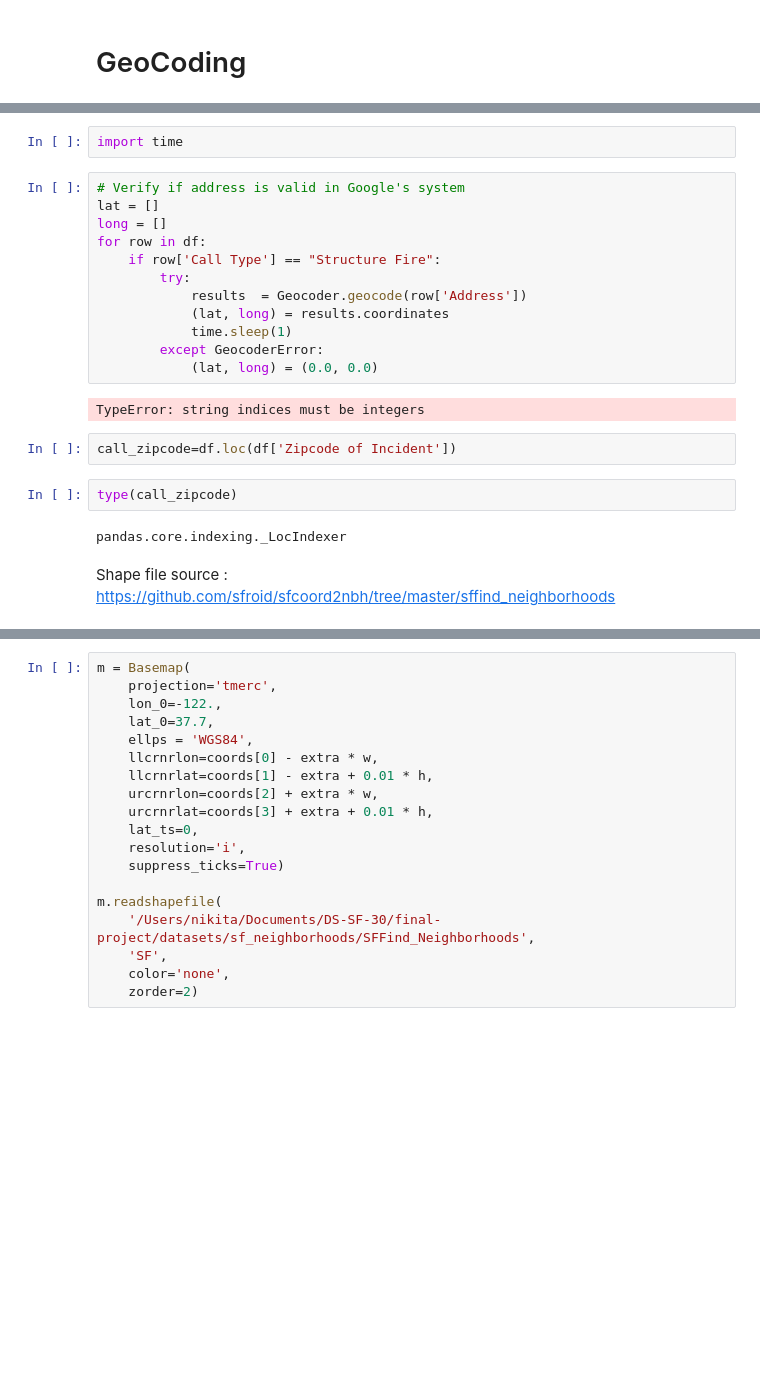
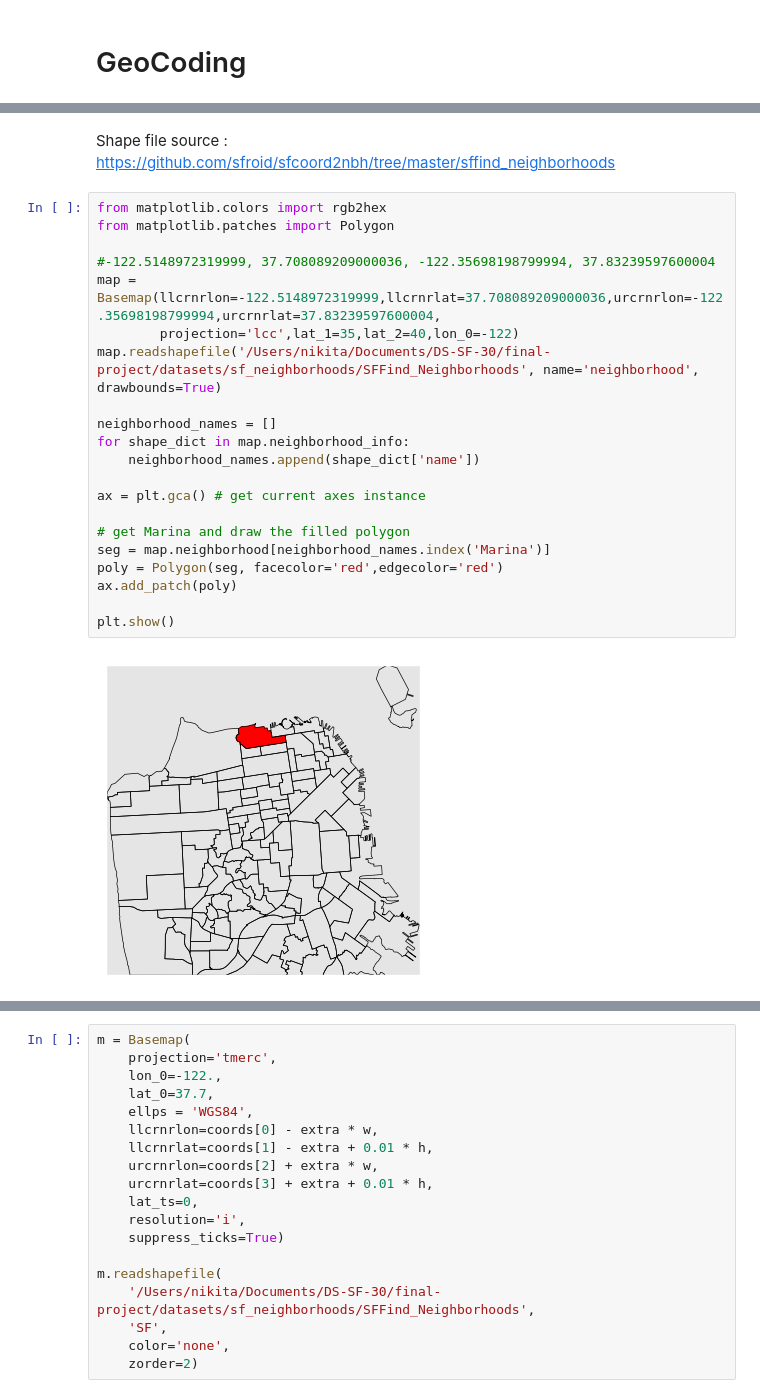
Before and after one commit to nikitaAD/Fire-Incidents-Analysis-Modeling, a Jupyter notebook: Analysis-and-Modeling-of-SFFD-calls.ipynb, the cells around one changed output, grey strips where cells are left out. Cells and saved outputs as stored; diff of their text form; blank space fills up the shorter version.

```diff
--- a/Analysis-and-Modeling-of-SFFD-calls.ipynb
+++ b/Analysis-and-Modeling-of-SFFD-calls.ipynb
@@ -296,25 +356,26 @@ from pygeocoder import Geocoder,GeocoderError
-# %%
-import time
-# %%
-# Verify if address is valid in Google's system
-lat = []
-long = []
-for row in df:
-    if row['Call Type'] == "Structure Fire":
-        try:
-            results  = Geocoder.geocode(row['Address'])
-            (lat, long) = results.coordinates
-            time.sleep(1)
-        except GeocoderError:
-            (lat, long) = (0.0, 0.0)
-# %% [output]
-TypeError: string indices must be integers
-# %%
-call_zipcode=df.loc(df['Zipcode of Incident'])
-# %%
-type(call_zipcode)
-# %% [output]
-pandas.core.indexing._LocIndexer
 # %% [markdown]
 Shape file source : https://github.com/sfroid/sfcoord2nbh/tree/master/sffind_neighborhoods
+# %%
+from matplotlib.colors import rgb2hex
+from matplotlib.patches import Polygon
+
+#-122.5148972319999, 37.708089209000036, -122.35698198799994, 37.83239597600004
+map = Basemap(llcrnrlon=-122.5148972319999,llcrnrlat=37.708089209000036,urcrnrlon=-122.35698198799994,urcrnrlat=37.83239597600004,
+        projection='lcc',lat_1=35,lat_2=40,lon_0=-122)
+map.readshapefile('/Users/nikita/Documents/DS-SF-30/final-project/datasets/sf_neighborhoods/SFFind_Neighborhoods', name='neighborhood', drawbounds=True)
+
+neighborhood_names = []
+for shape_dict in map.neighborhood_info:
+    neighborhood_names.append(shape_dict['name'])
+
+ax = plt.gca() # get current axes instance
+
+# get Marina and draw the filled polygon
+seg = map.neighborhood[neighborhood_names.index('Marina')]
+poly = Polygon(seg, facecolor='red',edgecolor='red')
+ax.add_patch(poly)
+
+plt.show()
+# %% [output]
+[figure, added]
 # %%
```
Also changed, not shown: parts of 21 cells of this notebook.
